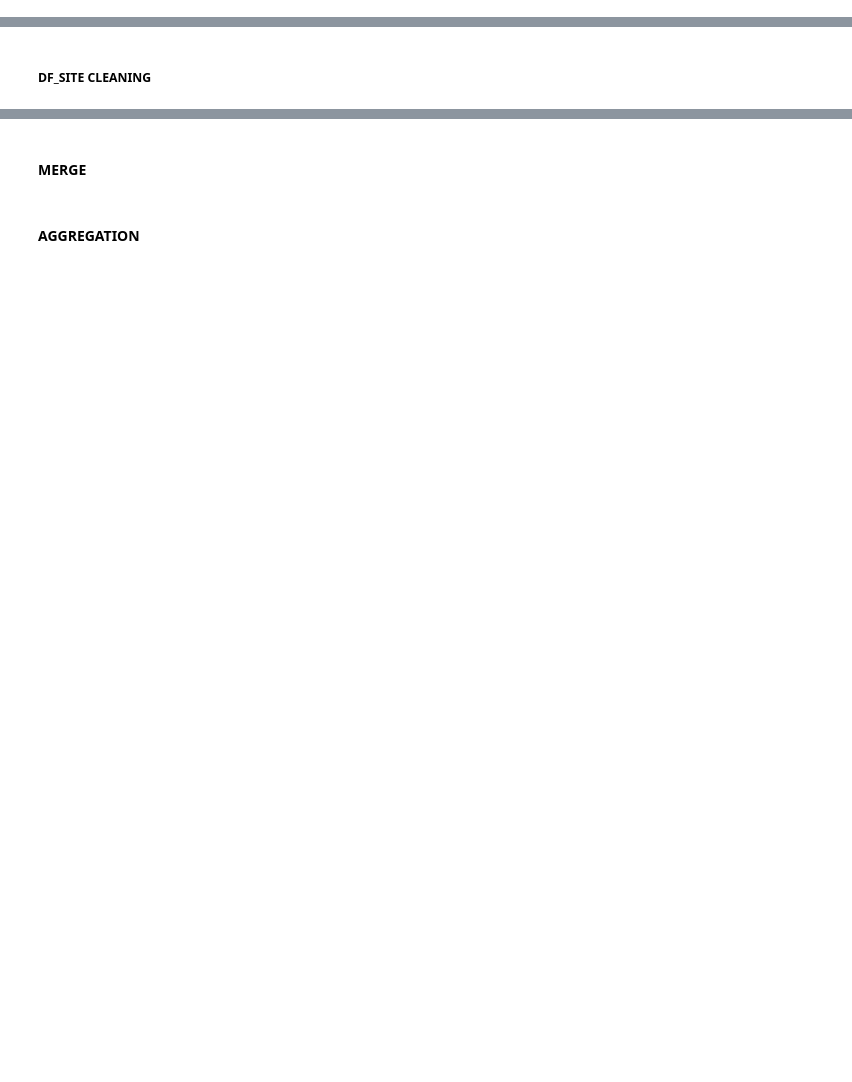
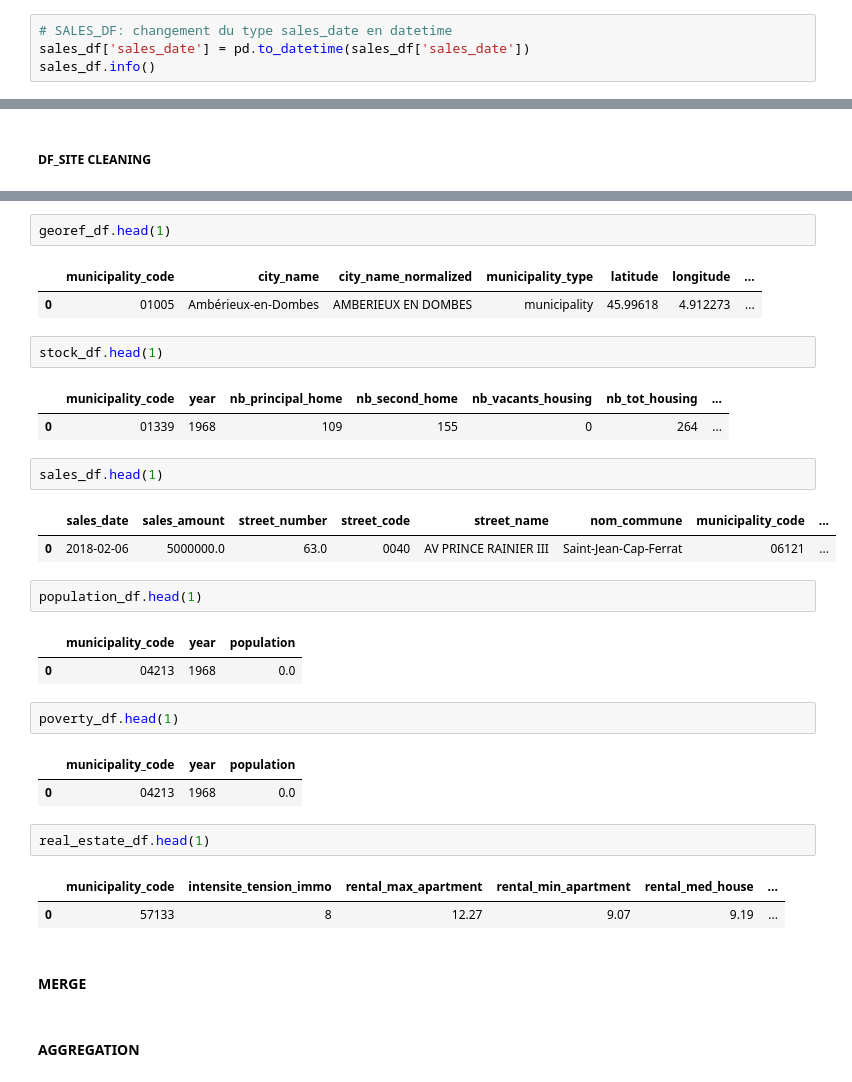
Before and after one commit to MChvtta/prello_scoring_system, a Jupyter notebook: notebooks/MC_Prello_Project.ipynb, the cells around one changed output, grey strips where cells are left out. Drawn from its saved outputs; the diff is of its cells as text; blank space fills up the shorter version.

```diff
--- a/notebooks/MC_Prello_Project.ipynb
+++ b/notebooks/MC_Prello_Project.ipynb
@@ -596,3 +596,7 @@ sales_df = sales_df[sales_df['sales_amount'] > 1] # on enlève les 166 fois ou s
 sales_df.shape
 # %% [output]
 (3448398, 13)
+# %%
+# SALES_DF: changement du type sales_date en datetime
+sales_df['sales_date'] = pd.to_datetime(sales_df['sales_date'])
+sales_df.info()
@@ -617,3 +803,33 @@ fig.show()
+# %%
+georef_df.head(1)
+# %% [output]
+|  | municipality_code | city_name | city_name_normalized | municipality_type | latitude | longitude | ... |
+| 0 | 01005 | Ambérieux-en-Dombes | AMBERIEUX EN DOMBES | municipality | 45.99618 | 4.912273 | ... |
+# %%
+stock_df.head(1)
+# %% [output]
+|  | municipality_code | year | nb_principal_home | nb_second_home | nb_vacants_housing | nb_tot_housing | ... |
+| 0 | 01339 | 1968 | 109 | 155 | 0 | 264 | ... |
+# %%
+sales_df.head(1)
+# %% [output]
+|  | sales_date | sales_amount | street_number | street_code | street_name | nom_commune | municipality_code | ... |
+| 0 | 2018-02-06 | 5000000.0 | 63.0 | 0040 | AV PRINCE RAINIER III | Saint-Jean-Cap-Ferrat | 06121 | ... |
+# %%
+population_df.head(1)
+# %% [output]
+|  | municipality_code | year | population |
+| 0 | 04213 | 1968 | 0.0 |
+# %%
+poverty_df.head(1)
+# %% [output]
+|  | municipality_code | year | population |
+| 0 | 04213 | 1968 | 0.0 |
+# %%
+real_estate_df.head(1)
+# %% [output]
+|  | municipality_code | intensite_tension_immo | rental_max_apartment | rental_min_apartment | rental_med_house | ... |
+| 0 | 57133 | 8 | 12.27 | 9.07 | 9.19 | ... |
 # %% [markdown]
 #### MERGE
 # %% [markdown]
```
Also changed, not shown: parts of 17 cells of this notebook, 1 other file.
